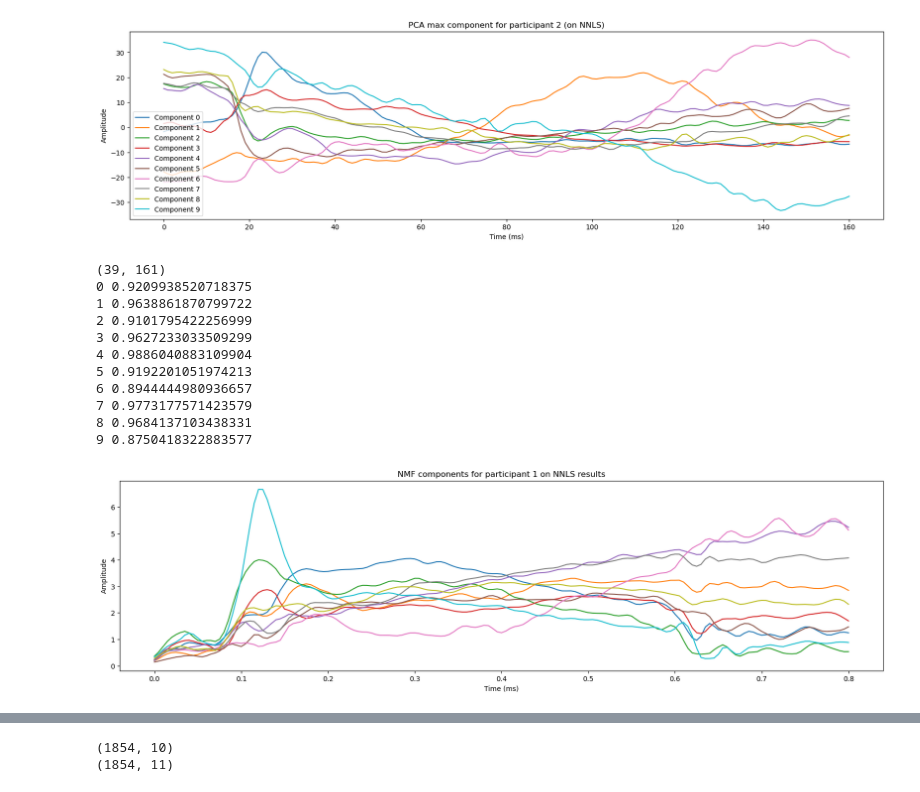
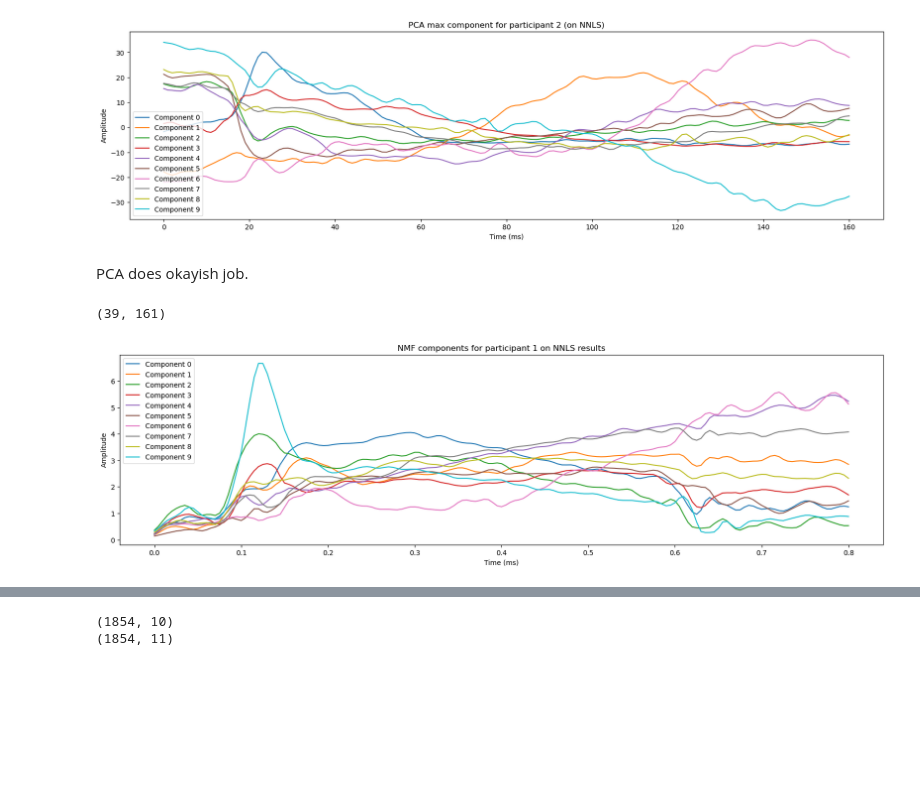
Before and after one commit to AtharvSuryawanshi/Neural-Representations-using-Things-Database, a Jupyter notebook: notebooks/NMF_meg7.ipynb, the cells around one changed output, grey strips where cells are left out. Saved outputs shown, nothing was run; the diff lists cells and outputs as text; code cells hidden in the pictures; blank space fills up the shorter version.

```diff
--- a/notebooks/NMF_meg7.ipynb
+++ b/notebooks/NMF_meg7.ipynb
@@ -369,6 +369,32 @@ class IDK:
             plt.show()
             category_array_name.append(category_array)
 
+    def print_specific_component_images(self, participant_no, component_no):
+        W = self.W_dict[participant_no]
+        epochs = self.all_epochs[participant_no]
+        nmf_components_vs_category = np.zeros((nmf_components, images_to_show))
+        for i in range(nmf_components):
+            sorted_indices = np.argsort(W[:,i])
+            # print(f'Categories which are best on component {i} are: {sorted_indices[-images_to_show:]}')
+            nmf_components_vs_category[i,:] = sorted_indices[-images_to_show:]
+        # plot images for the top 5 categories for specified component
+        print(f"Component {component_no} is best loaded by the following image categories:")
+        fig, axs = plt.subplots(1, images_to_show, figsize=(40, 40))
+        for i in range(images_to_show):
+            category_nr = nmf_components_vs_category[component_no, i]
+            # Get the image paths for the given category_nr
+            image_paths = epochs.metadata[(epochs.metadata['category_nr'] == category_nr+1) & (epochs.metadata['trial_type'] == 'exp')]['image_path']
+            image_path = image_paths.iloc[0]
+            image_path = f'{image_dir}{image_path}'
+            img = mpimg.imread(image_path)
+            # category_array.append(image_path.split('/')[-2])
+            axs[i].imshow(img)
+            axs[i].set_title(f"Category {category_nr}")
+            axs[i].axis('off')
+        plt.show()
+
+
+
     def perform_plot_nnls(self, participant_no, baseline_regressor = False):
         W = self.W_dict[participant_no]
         X = self.X_dict[participant_no]
@@ -436,11 +463,13 @@ print(H_part1.shape)
 # %%
 def make_corr_mat(a, b, n):
     '''
+    ### Input
     a: np.array of shape (n, m)
     b: np.array of shape (n, m)
     n: number of components
 
-    returns: np.array of shape (n, n) with correlation coefficients between components of a and b
+    ### returns
+    np.array of shape (n, n) with correlation coefficients between components of a and b
     '''
     corr_mat = np.zeros((n, n))
     for i in range(n):
@@ -609,33 +640,28 @@ Component 7 explained variance ratio: 0.6986707878276853
 Component 8 explained variance ratio: 0.8484417859747092
 Component 9 explained variance ratio: 0.9455701027894409
 [figure]
+# %% [markdown]
+PCA does okayish job.
 # %%
 # doing NMF on the nnls results
+summary_components_1 = np.zeros((nmf_components, idk.NOS_TIME_POINTS))
 plt.figure(figsize=(20, 5))
 print(nnls_1[0,:,:].shape)
 for i in range(nmf_components):
     nmf = NMF(n_components=1, init='random', max_iter=200, random_state= 42)
     X = nnls_1[i,:,:]
     W = nmf.fit_transform(X)
     H = nmf.components_
-    plt.plot(idk.time_points_new, H.T)
-    print(i, compute_evar_all(nnls_1[i,:,:], W, H))
+    plt.plot(idk.time_points_new, H.T, label = f'Component {i}')
+    summary_components_1[i,:] = H
+    # print(i, compute_evar_all(nnls_1[i,:,:], W, H))
 plt.xlabel("Time (ms)")
 plt.ylabel("Amplitude")
 plt.title("NMF components for participant 1 on NNLS results")
+plt.legend()
 plt.show()
 # %% [output]
 (39, 161)
-0 0.9209938520718375
-1 0.9638861870799722
-2 0.9101795422256999
-3 0.9627233033509299
-4 0.9886040883109904
-5 0.9192201051974213
-6 0.8944444980936657
-7 0.9773177571423579
-8 0.9684137103438331
-9 0.8750418322883577
-[figure, old version]
+[figure, new version]
 # %%
 # doing NMF on the nnls results
```
Also changed, not shown: parts of 10 cells of this notebook.
